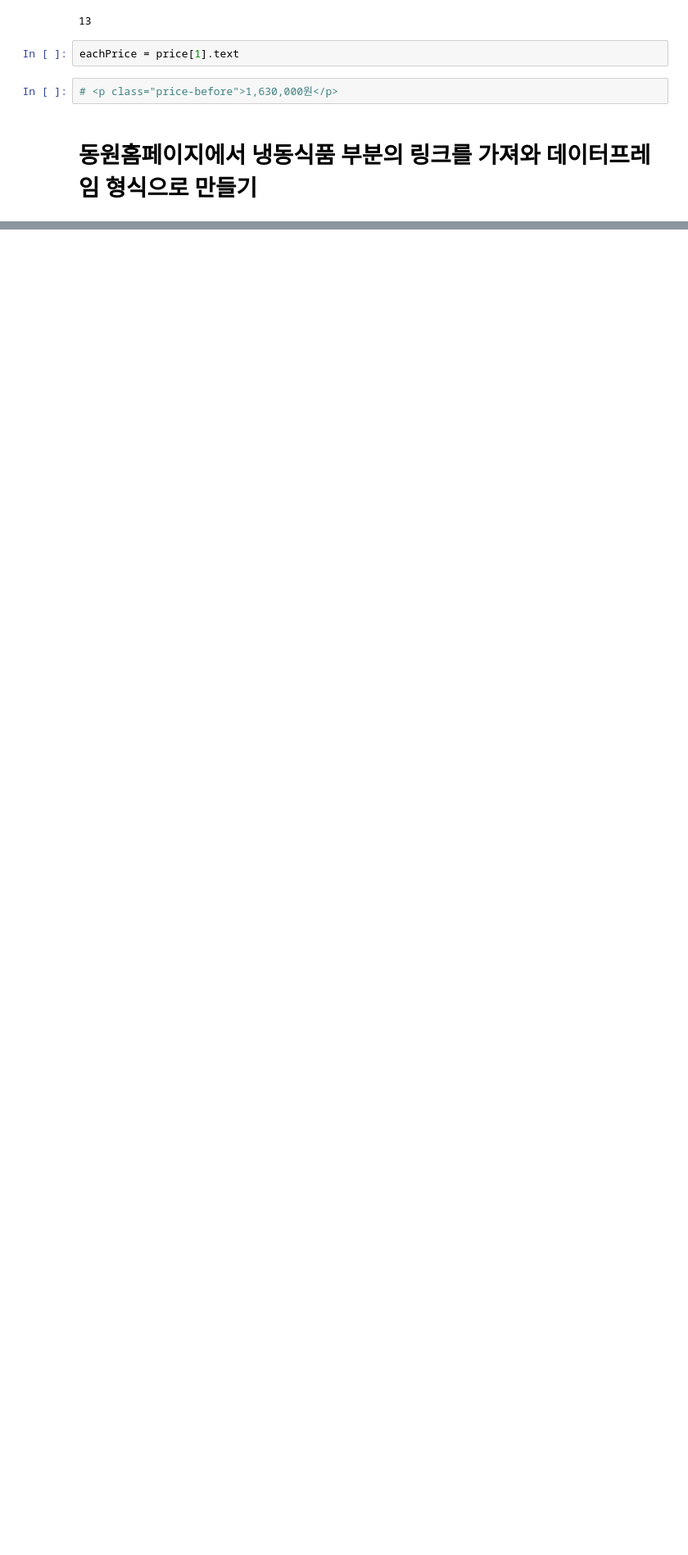
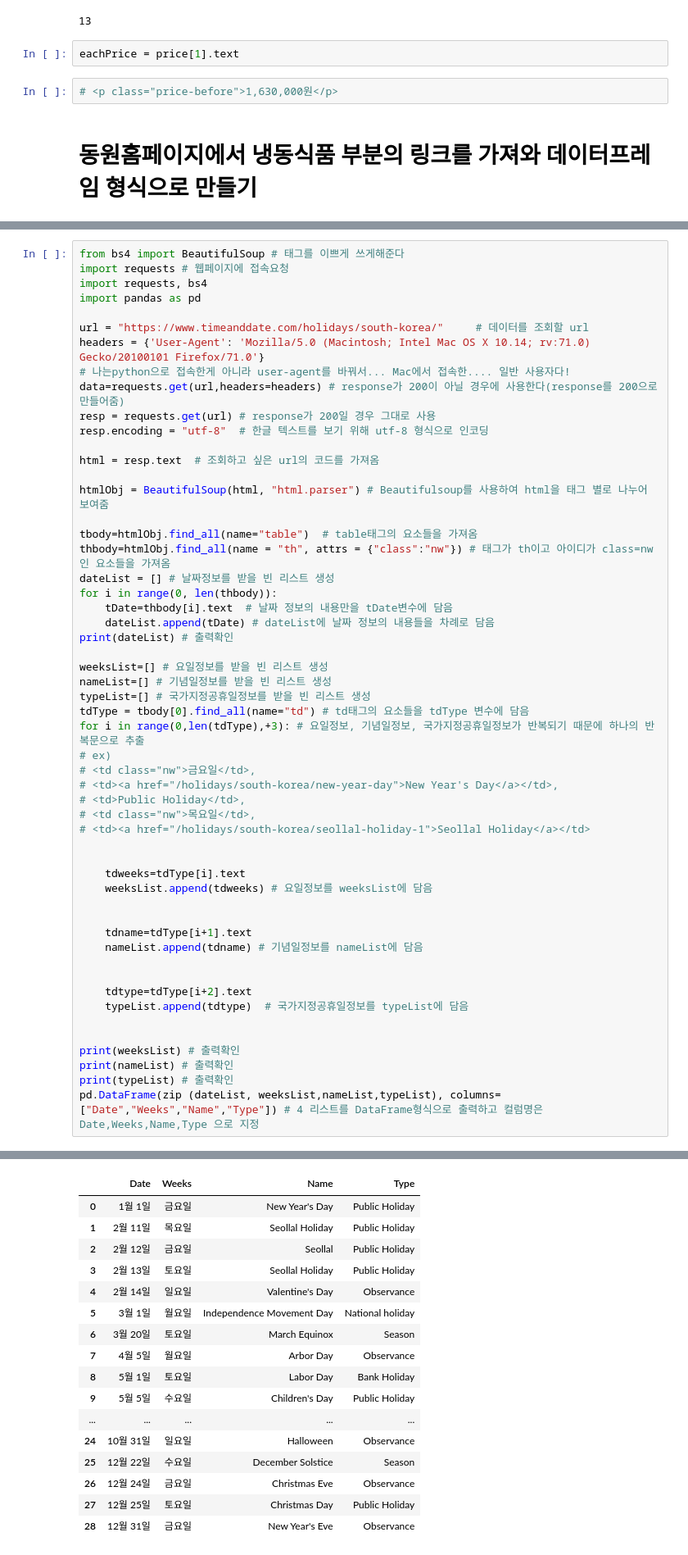
Before and after one commit to HongDonkey/Python, a Jupyter notebook: Session04 - 외부연동 데이터 수집/Untitled.ipynb, the cells around one changed output, grey strips where cells are left out. Shown at 82% size. Drawn from its saved outputs; the diff is of its cells as text; blank space fills up the shorter version.

```diff
--- a/Session04 - 외부연동 데이터 수집/Untitled.ipynb
+++ b/Session04 - 외부연동 데이터 수집/Untitled.ipynb
@@ -554,0 +482,55 @@ SyntaxError: invalid syntax (<ipython-input-17-9b8cb06d379a>, line 1)
+# %%
+from bs4 import BeautifulSoup # 태그를 이쁘게 쓰게해준다
+import requests # 웹페이지에 접속요청
+import requests, bs4
+import pandas as pd
+
+url = "https://www.timeanddate.com/holidays/south-korea/"     # 데이터를 조회할 url
+headers = {'User-Agent': 'Mozilla/5.0 (Macintosh; Intel Mac OS X 10.14; rv:71.0) Gecko/20100101 Firefox/71.0'}
+# 나는python으로 접속한게 아니라 user-agent를 바꿔서... Mac에서 접속한.... 일반 사용자다!
+data=requests.get(url,headers=headers) # response가 200이 아닐 경우에 사용한다(response를 200으로 만들어줌)
+resp = requests.get(url) # response가 200일 경우 그대로 사용
+resp.encoding = "utf-8"  # 한글 텍스트를 보기 위해 utf-8 형식으로 인코딩
+
+html = resp.text  # 조회하고 싶은 url의 코드를 가져옴
+
+htmlObj = BeautifulSoup(html, "html.parser") # Beautifulsoup를 사용하여 html을 태그 별로 나누어 보여줌
+
+tbody=htmlObj.find_all(name="table")  # table태그의 요소들을 가져옴
+thbody=htmlObj.find_all(name = "th", attrs = {"class":"nw"}) # 태그가 th이고 아이디가 class=nw인 요소들을 가져옴
+dateList = [] # 날짜정보를 받을 빈 리스트 생성
+for i in range(0, len(thbody)):
+    tDate=thbody[i].text  # 날짜 정보의 내용만을 tDate변수에 담음
+    dateList.append(tDate) # dateList에 날짜 정보의 내용들을 차례로 담음
+print(dateList) # 출력확인
+
+weeksList=[] # 요일정보를 받을 빈 리스트 생성
+nameList=[] # 기념일정보를 받을 빈 리스트 생성
+typeList=[] # 국가지정공휴일정보를 받을 빈 리스트 생성
+tdType = tbody[0].find_all(name="td") # td태그의 요소들을 tdType 변수에 담음
+for i in range(0,len(tdType),+3): # 요일정보, 기념일정보, 국가지정공휴일정보가 반복되기 때문에 하나의 반복문으로 추출
+# ex)
+# <td class="nw">금요일</td>,
+# <td><a href="/holidays/south-korea/new-year-day">New Year's Day</a></td>,
+# <td>Public Holiday</td>,
+# <td class="nw">목요일</td>,
+# <td><a href="/holidays/south-korea/seollal-holiday-1">Seollal Holiday</a></td>
+
+
+    tdweeks=tdType[i].text
+    weeksList.append(tdweeks) # 요일정보를 weeksList에 담음
+
+
+    tdname=tdType[i+1].text
+    nameList.append(tdname) # 기념일정보를 nameList에 담음
+
+
+    tdtype=tdType[i+2].text
+    typeList.append(tdtype)  # 국가지정공휴일정보를 typeList에 담음
+
+
+print(weeksList) # 출력확인
+print(nameList) # 출력확인
+print(typeList) # 출력확인
+pd.DataFrame(zip (dateList, weeksList,nameList,typeList), columns=["Date","Weeks","Name","Type"]) # 4 리스트를 DataFrame형식으로 출력하고 컬럼명은 Date,Weeks,Name,Type 으로 지정
+# %% [output]
@@ -555,3 +541,20 @@ SyntaxError: invalid syntax (<ipython-input-17-9b8cb06d379a>, line 1)
+|  | Date | Weeks | Name | Type |
+| 0 | 1월 1일 | 금요일 | New Year's Day | Public Holiday |
+| 1 | 2월 11일 | 목요일 | Seollal Holiday | Public Holiday |
+| 2 | 2월 12일 | 금요일 | Seollal | Public Holiday |
+| 3 | 2월 13일 | 토요일 | Seollal Holiday | Public Holiday |
+| 4 | 2월 14일 | 일요일 | Valentine's Day | Observance |
+| 5 | 3월 1일 | 월요일 | Independence Movement Day | National holiday |
+| 6 | 3월 20일 | 토요일 | March Equinox | Season |
+| 7 | 4월 5일 | 월요일 | Arbor Day | Observance |
+| 8 | 5월 1일 | 토요일 | Labor Day | Bank Holiday |
+| 9 | 5월 5일 | 수요일 | Children's Day | Public Holiday |
+| ... | ... | ... | ... | ... |
+| 24 | 10월 31일 | 일요일 | Halloween | Observance |
+| 25 | 12월 22일 | 수요일 | December Solstice | Season |
+| 26 | 12월 24일 | 금요일 | Christmas Eve | Observance |
+| 27 | 12월 25일 | 토요일 | Christmas Day | Public Holiday |
+| 28 | 12월 31일 | 금요일 | New Year's Eve | Observance |
 # %%
 <tr data-date="1609459200000" data-mask="1" id="tr1"><th class="nw">1월 1일</th><td class="nw">금요일</td><td><a href="/holidays/south-korea/new-year-day">New Year's Day</a></td><td>Public Holiday</td></tr><tr id="hol_feb"></tr>
 <tr data-date="1613001600000" data-mask="1" id="tr3"><th class="nw">2월 11일</th><td class="nw">목요일</td><td><a href="/holidays/south-korea/seollal-holiday-1">Seollal Holiday</a></td><td>Public Holiday</td></tr>
```
Also changed, not shown: parts of 13 cells of this notebook.
